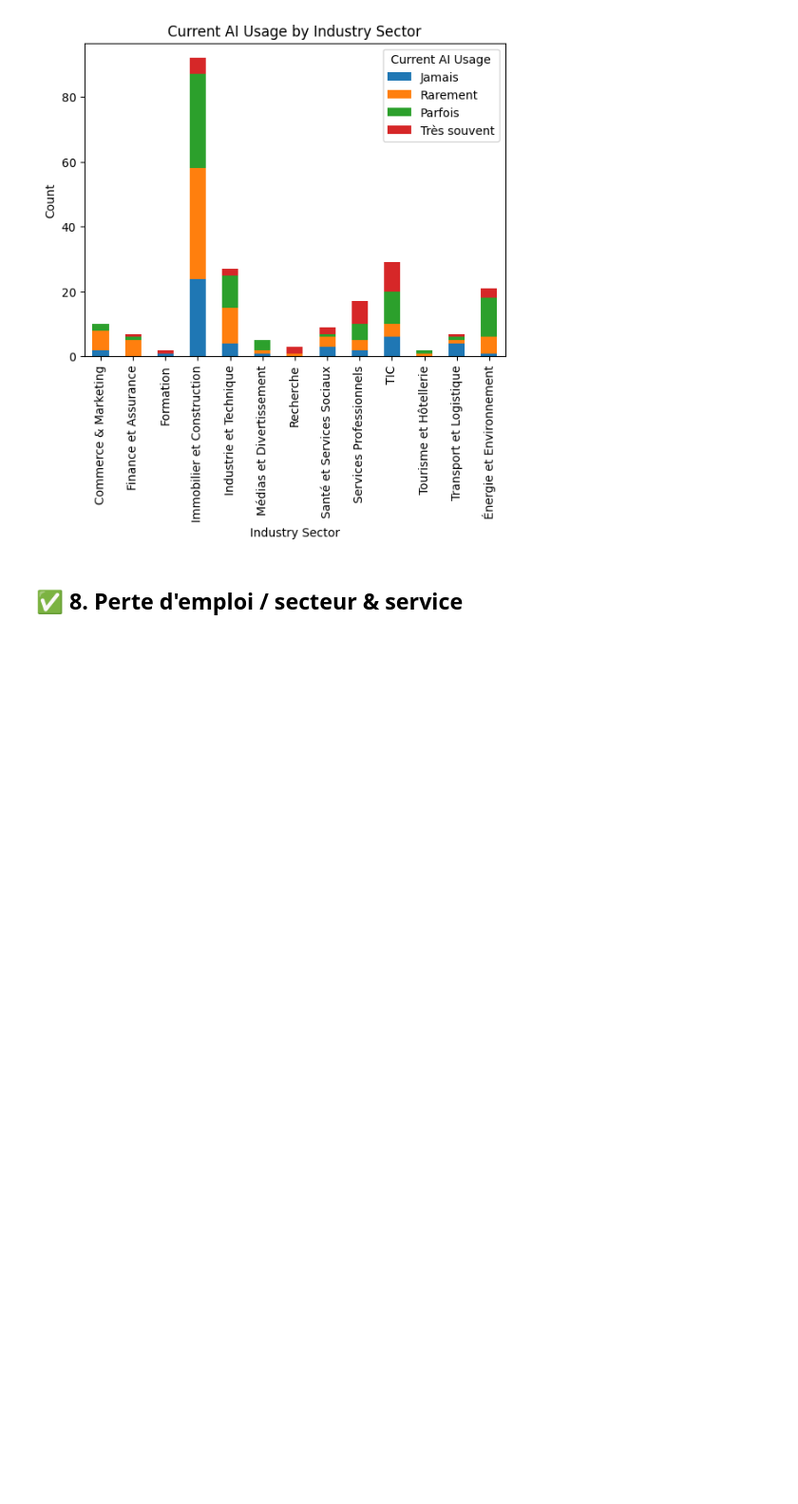
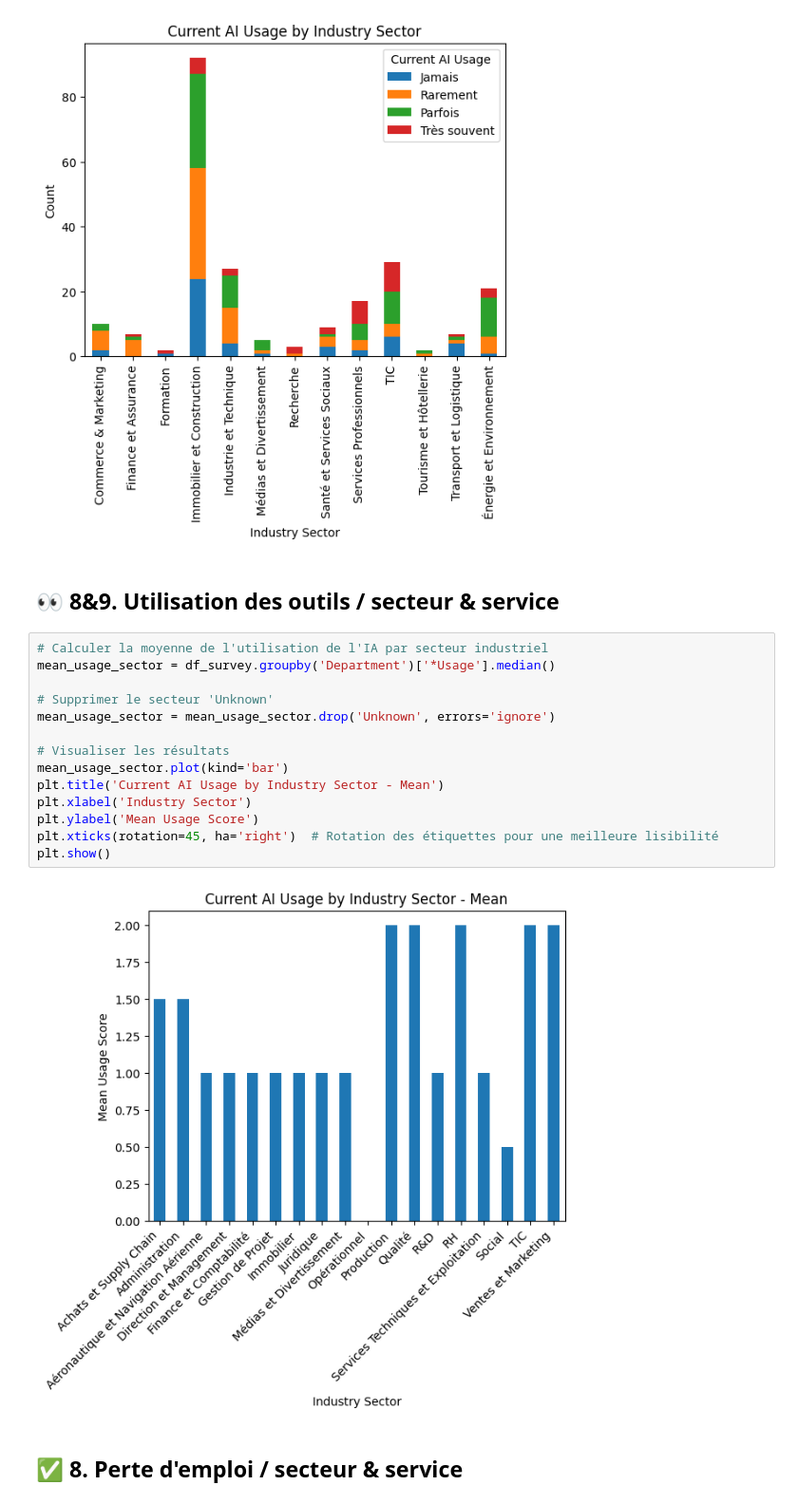
Before and after one commit to QuentinDstl/survey_adoption_by_employees, a Jupyter notebook: src/main.ipynb, the cells around one changed output. Shown at 95% size. Saved outputs shown, nothing was run; the diff lists cells and outputs as text; blank space fills up the shorter version.

```diff
--- a/src/main.ipynb
+++ b/src/main.ipynb
@@ -934,6 +942,24 @@ plt.legend(title='Current AI Usage')
 plt.show()
 # %% [output]
 [figure]
+# %% [markdown]
+## 👀 8&9. Utilisation des outils / secteur & service
+# %%
+# Calculer la moyenne de l'utilisation de l'IA par secteur industriel
+mean_usage_sector = df_survey.groupby('Department')['*Usage'].median()
+
+# Supprimer le secteur 'Unknown'
+mean_usage_sector = mean_usage_sector.drop('Unknown', errors='ignore')
+
+# Visualiser les résultats
+mean_usage_sector.plot(kind='bar')
+plt.title('Current AI Usage by Industry Sector - Mean')
+plt.xlabel('Industry Sector')
+plt.ylabel('Mean Usage Score')
+plt.xticks(rotation=45, ha='right')  # Rotation des étiquettes pour une meilleure lisibilité
+plt.show()
+# %% [output]
+[figure, added]
 # %% [markdown]
 ## ✅ 8. Perte d'emploi / secteur & service
 # %%
```
Also changed, not shown: parts of 8 cells of this notebook.
